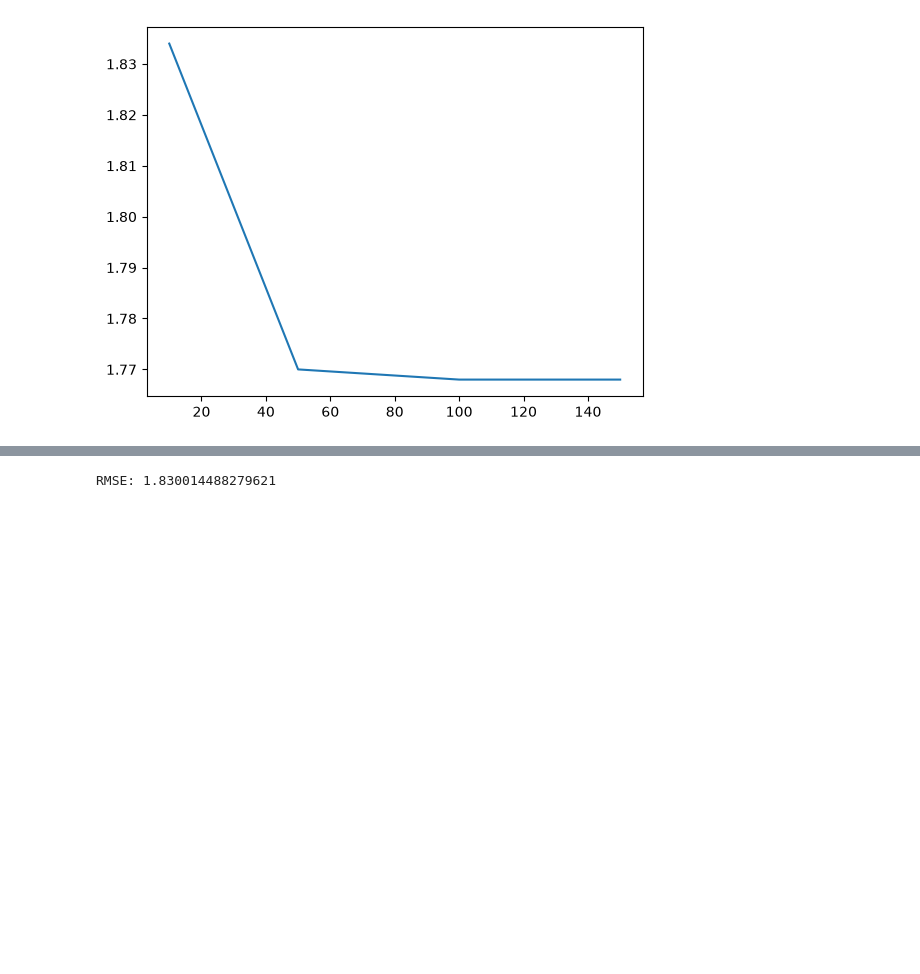
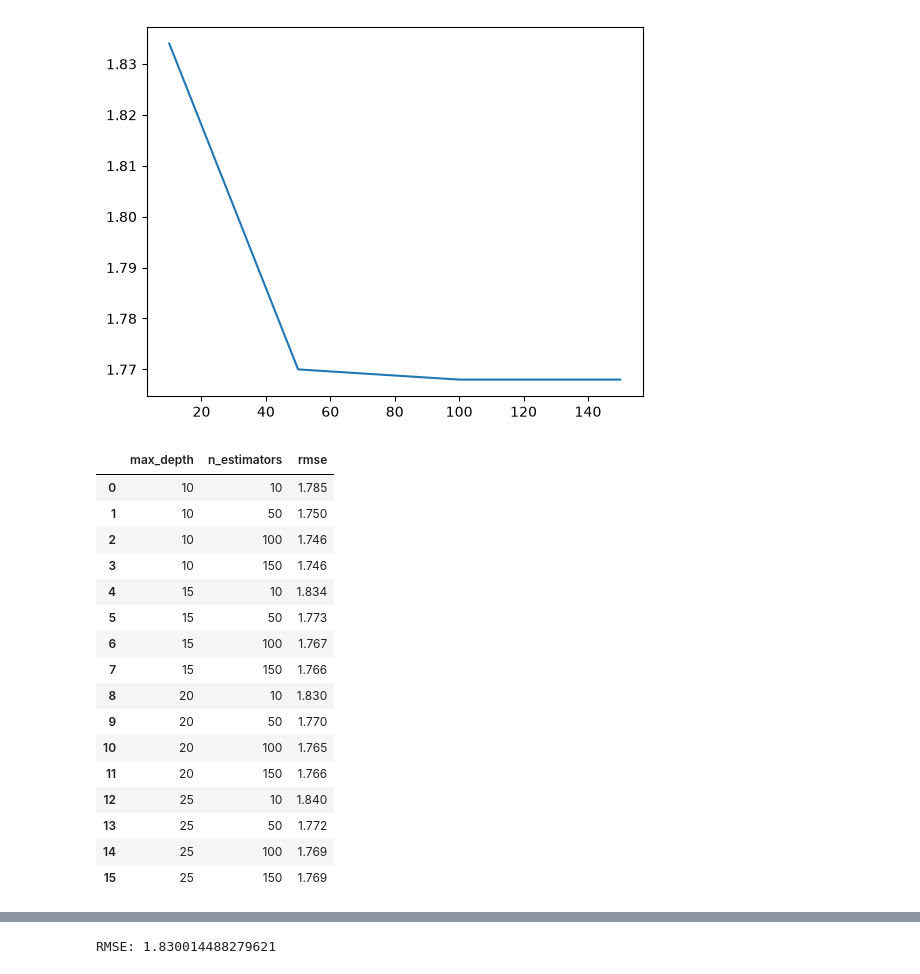
Before and after one commit to unugwa/ml_zoomcamp, a Jupyter notebook: 06-trees/homework-6.ipynb, the cells around one changed output, grey strips where cells are left out. Cells and saved outputs as stored; diff of their text form; code cells hidden in the pictures; blank space fills up the shorter version.

```diff
--- a/06-trees/homework-6.ipynb
+++ b/06-trees/homework-6.ipynb
@@ -192,4 +192,23 @@ for d in [10, 15, 20, 25]:
 # %%
 columns = ['max_depth', 'n_estimators', 'rmse']
 df_scores = pd.DataFrame(scores, columns=columns)
+df_scores
+# %% [output]
+|  | max_depth | n_estimators | rmse |
+| 0 | 10 | 10 | 1.785 |
+| 1 | 10 | 50 | 1.750 |
+| 2 | 10 | 100 | 1.746 |
+| 3 | 10 | 150 | 1.746 |
+| 4 | 15 | 10 | 1.834 |
+| 5 | 15 | 50 | 1.773 |
+| 6 | 15 | 100 | 1.767 |
+| 7 | 15 | 150 | 1.766 |
+| 8 | 20 | 10 | 1.830 |
+| 9 | 20 | 50 | 1.770 |
+| 10 | 20 | 100 | 1.765 |
+| 11 | 20 | 150 | 1.766 |
+| 12 | 25 | 10 | 1.840 |
+| 13 | 25 | 50 | 1.772 |
+| 14 | 25 | 100 | 1.769 |
+| 15 | 25 | 150 | 1.769 |
 # %%
```
Also changed, not shown: parts of 1 cell of this notebook.
